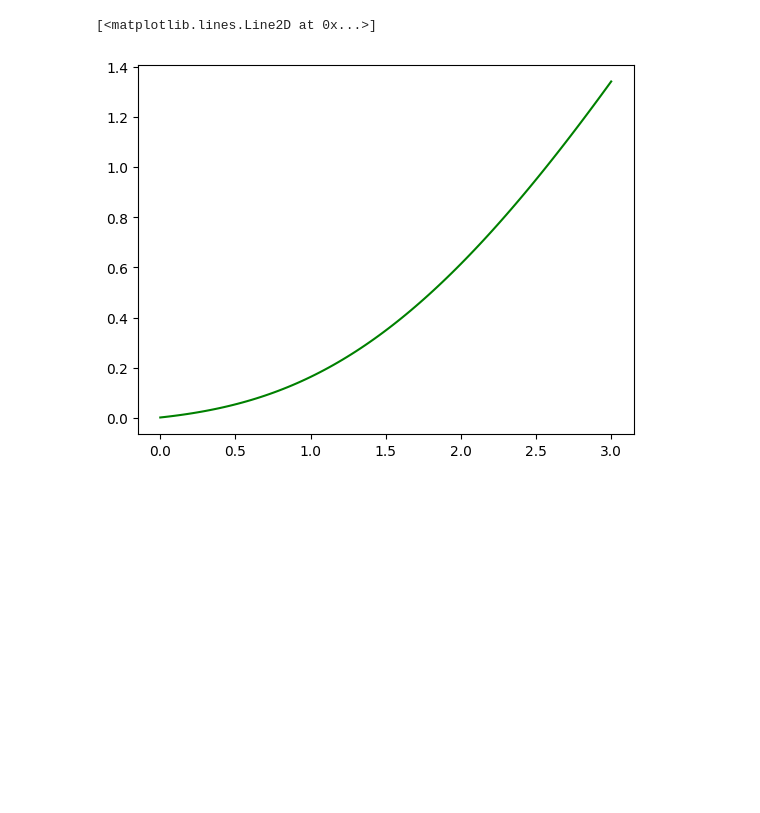
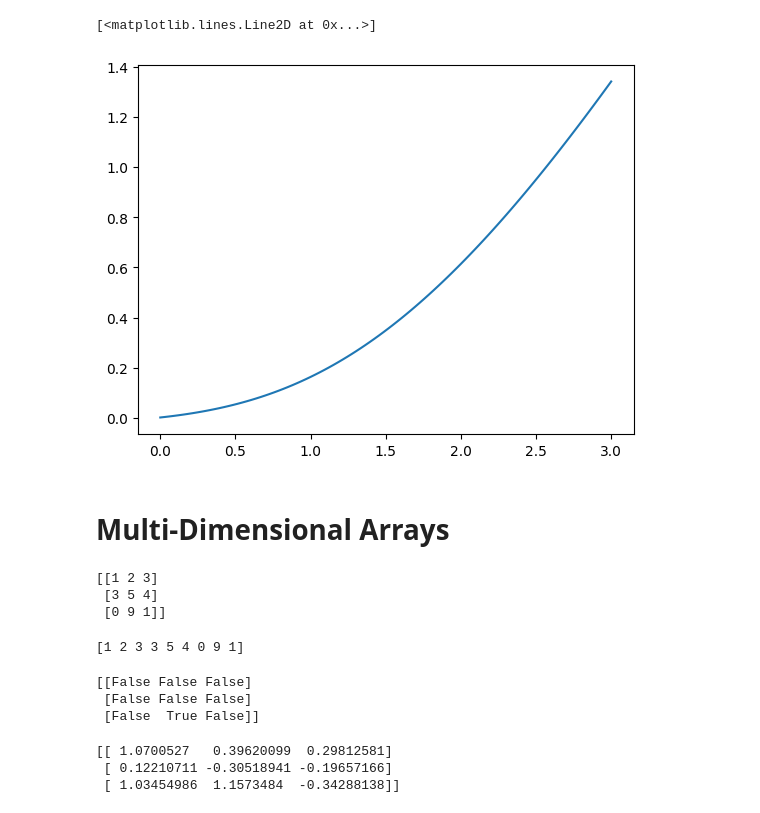
Before and after one commit to Arlan-Tengga/py_ateng, a Jupyter notebook: loxk_in.ipynb, the cells around one changed output. Drawn from its saved outputs; the diff is of its cells as text; code cells hidden in the pictures; blank space fills up the shorter version.

```diff
--- a/loxk_in.ipynb
+++ b/loxk_in.ipynb
@@ -6,7 +6,34 @@ kt = np.linspace(0,3,100)
 p = (1/(1+np.exp(-kt)))**4
 E = np.cumsum(p)*(kt[1]-kt[0])
 # %%
-plt.plot(kt,E,'g')
+plt.plot(kt,E)
 # %% [output]
 [<matplotlib.lines.Line2D at 0x...>]
-[figure, old version]
+[figure, new version]
+# %% [markdown]
+# Multi-Dimensional Arrays
+# %%
+a_1 = np.array([[1,2,3],[3,5,4],[0,9,1]])
+print(a_1)
+# %% [output]
+[[1 2 3]
+ [3 5 4]
+ [0 9 1]]
+# %%
+a_1_1 = a_1.ravel()
+print(a_1_1)
+# %% [output]
+[1 2 3 3 5 4 0 9 1]
+# %%
+print(a_1>5)
+# %% [output]
+[[False False False]
+ [False False False]
+ [False  True False]]
+# %%
+a2 = np.random.randn(3,3)
+print(a2)
+# %% [output]
+[[ 1.0700527   0.39620099  0.29812581]
+ [ 0.12210711 -0.30518941 -0.19657166]
+ [ 1.03454986  1.1573484  -0.34288138]]
```
Also changed, not shown: parts of 7 cells of this notebook.
